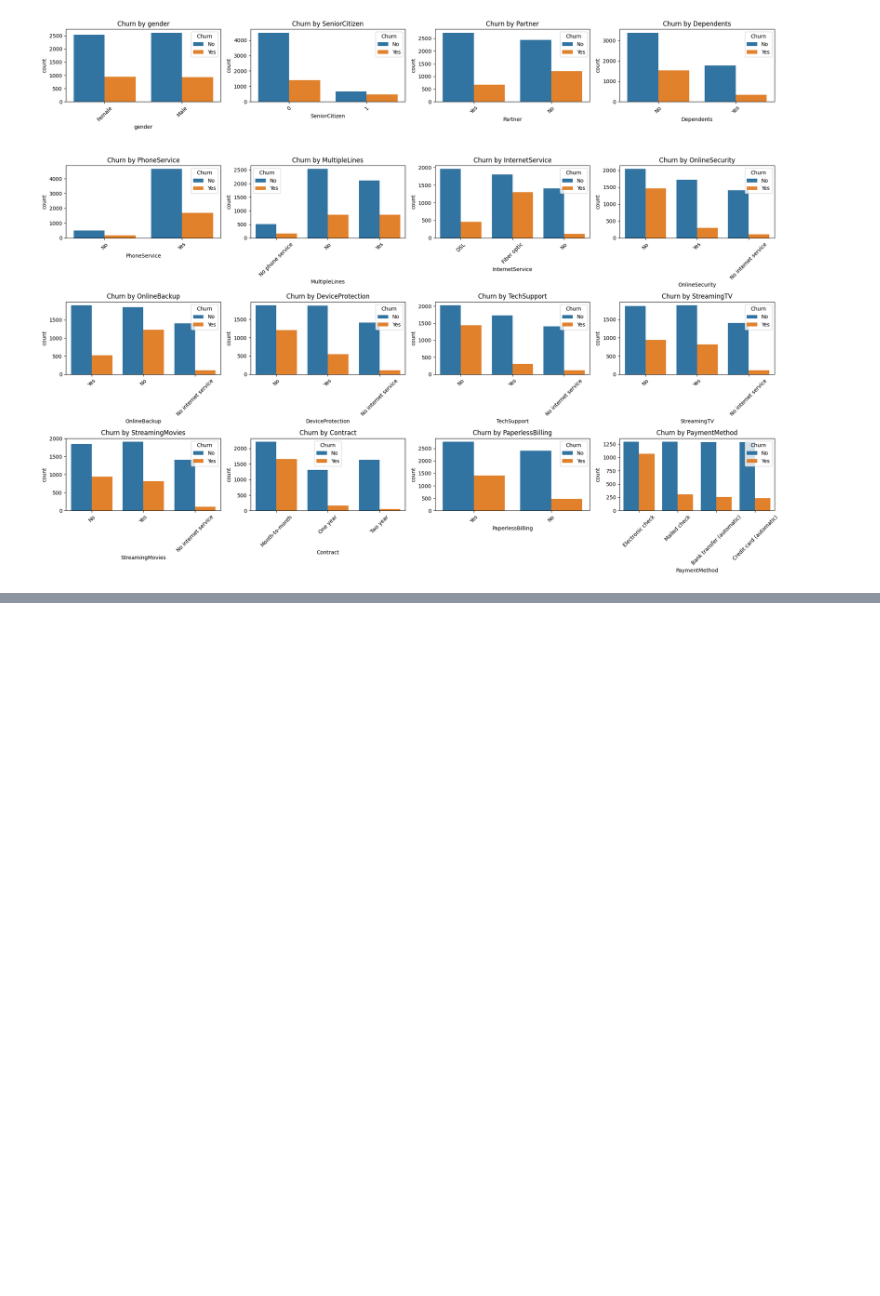
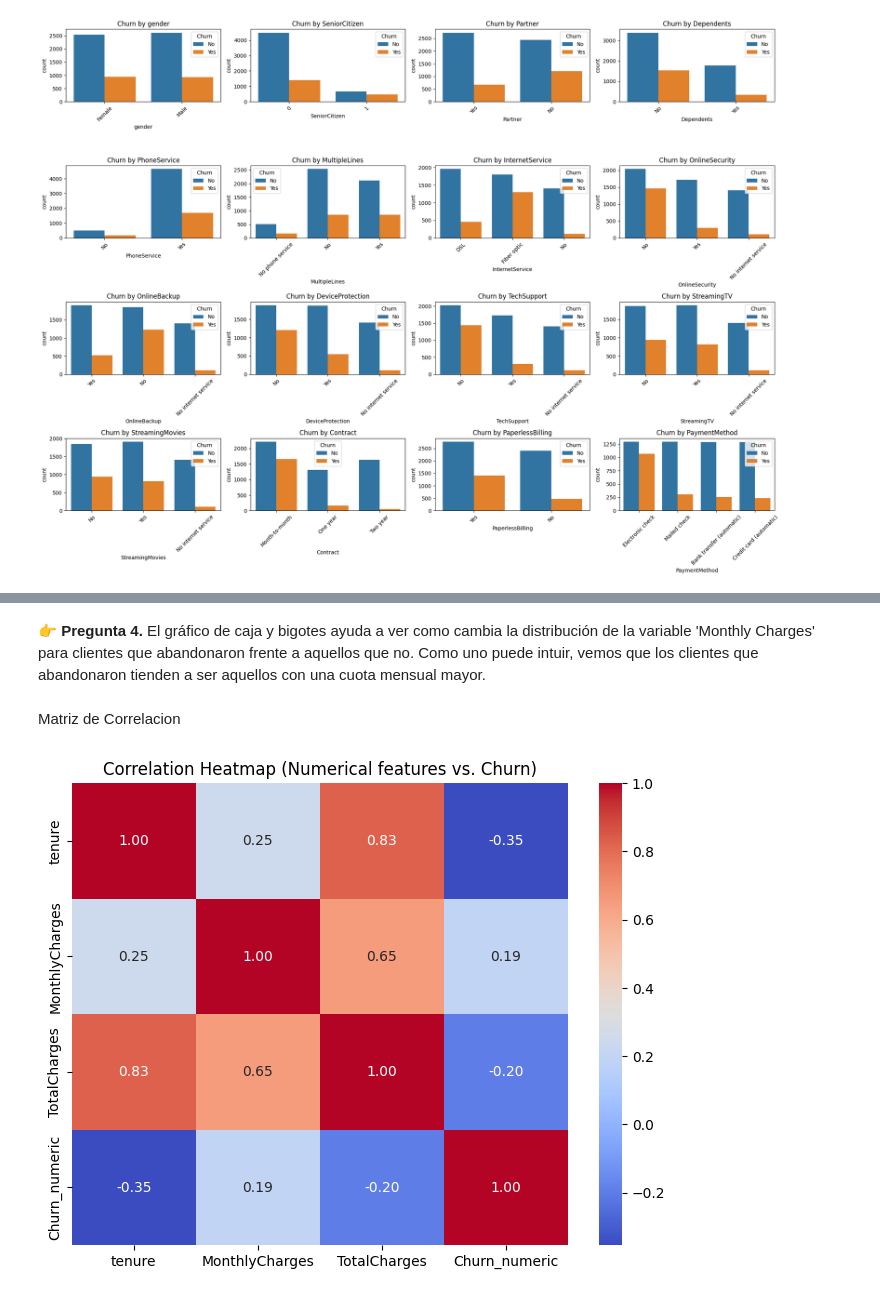
Before and after one commit to martuballestrasse/MyFiles, a Jupyter notebook: 3Datasets/TelcoCustomerChurn.ipynb, the cells around one changed output, grey strips where cells are left out. Drawn from its saved outputs; the diff is of its cells as text; code cells hidden in the pictures; blank space fills up the shorter version.

```diff
--- a/3Datasets/TelcoCustomerChurn.ipynb
+++ b/3Datasets/TelcoCustomerChurn.ipynb
@@ -243,0 +214,18 @@ Comments:
+# %% [markdown]
+👉 **Pregunta 4.** El gráfico de caja y bigotes ayuda a ver como cambia la distribución de la variable 'Monthly Charges' para clientes que abandonaron frente a aquellos que no. Como uno puede intuir, vemos que los clientes que abandonaron tienden a ser aquellos con una cuota mensual mayor.
+# %% [markdown]
+Matriz de Correlacion
+# %%
+# Convert 'Churn' to numerical (0 for No, 1 for Yes)
+df['Churn_numeric'] = df['Churn'].apply(lambda x: 1 if x == 'Yes' else 0)
+
+# Calculate the correlation matrix
+correlation_matrix = df[['tenure' ,'MonthlyCharges', 'TotalCharges', 'Churn_numeric']].corr()
+
+# Generate the heatmap
+plt.figure(figsize=(8, 6))
+sns.heatmap(correlation_matrix, annot=True, cmap='coolwarm', fmt=".2f")
+plt.title('Correlation Heatmap (Numerical features vs. Churn)')
+plt.show()
+# %% [output]
+[figure, added]
```
Also changed, not shown: parts of 14 cells of this notebook.
